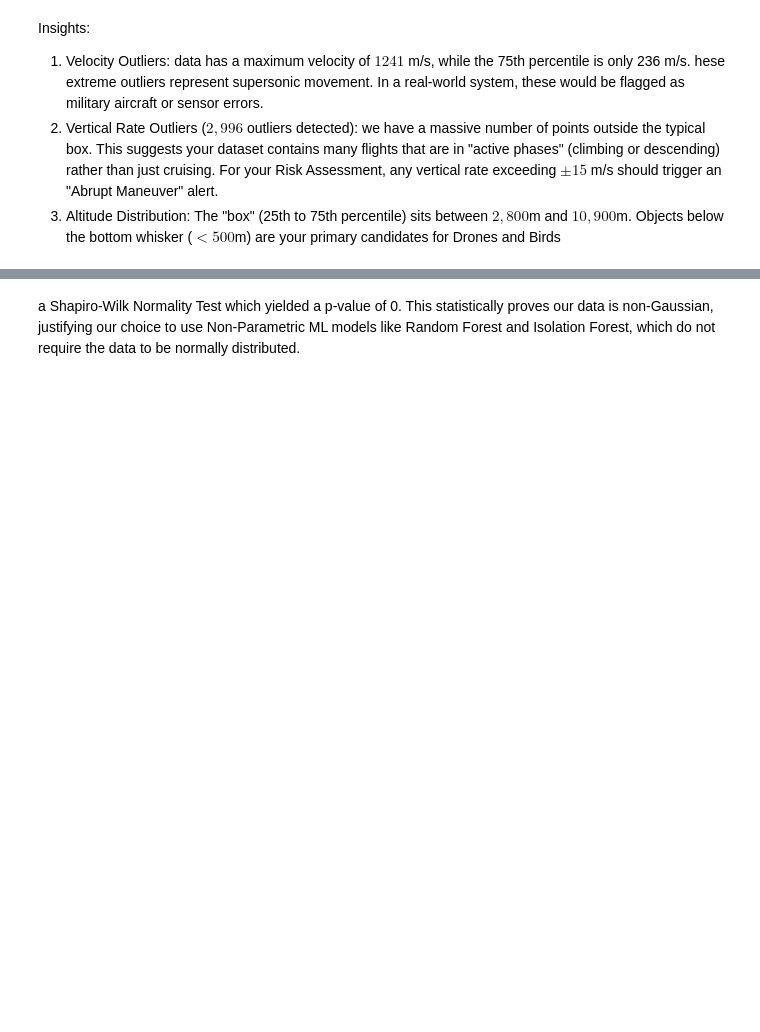
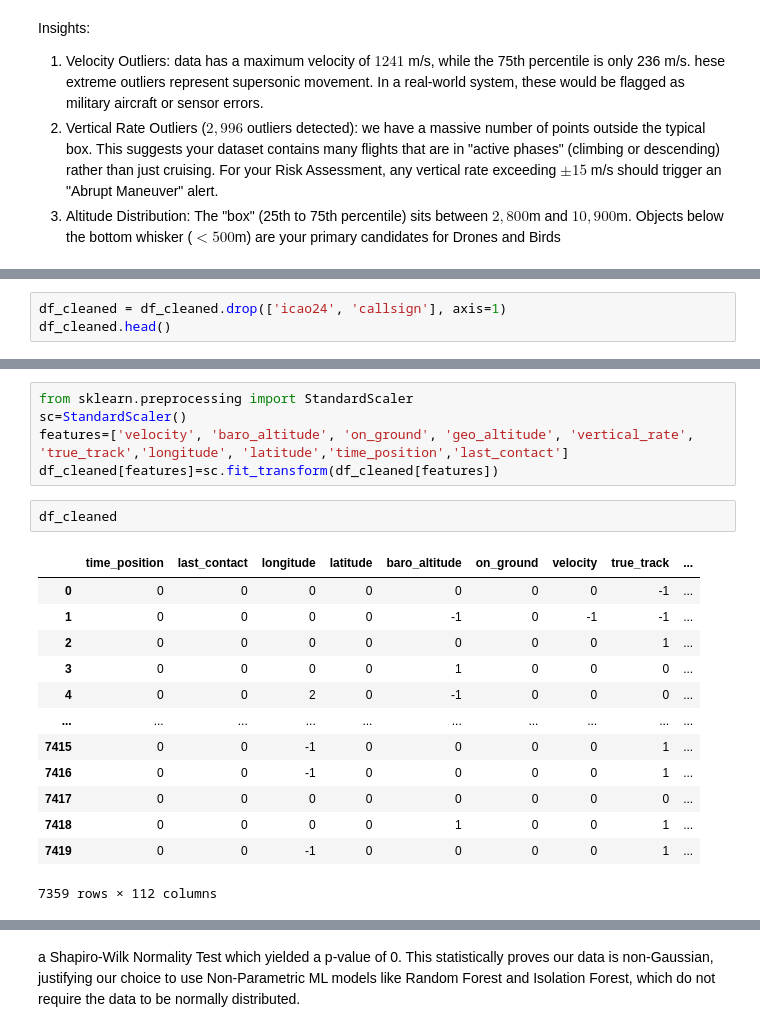
Before and after one commit to mrunmayee3108/airspace-monitoring-system, a Jupyter notebook: code.ipynb, the cells around one changed output, grey strips where cells are left out. Saved outputs shown, nothing was run; the diff lists cells and outputs as text; blank space fills up the shorter version.

```diff
--- a/code.ipynb
+++ b/code.ipynb
@@ -212,0 +264,3 @@ Objects below the bottom whisker ($< 500$m) are your primary candidates for Dron
+# %%
+df_cleaned = df_cleaned.drop(['icao24', 'callsign'], axis=1)
+df_cleaned.head()
@@ -213,3 +275,24 @@ Objects below the bottom whisker ($< 500$m) are your primary candidates for Dron
+# %%
+from sklearn.preprocessing import StandardScaler
+sc=StandardScaler()
+features=['velocity', 'baro_altitude', 'on_ground', 'geo_altitude', 'vertical_rate', 'true_track','longitude', 'latitude','time_position','last_contact']
+df_cleaned[features]=sc.fit_transform(df_cleaned[features])
+# %%
+df_cleaned
+# %% [output]
+|  | time_position | last_contact | longitude | latitude | baro_altitude | on_ground | velocity | true_track | ... |
+| 0 | 0 | 0 | 0 | 0 | 0 | 0 | 0 | -1 | ... |
+| 1 | 0 | 0 | 0 | 0 | -1 | 0 | -1 | -1 | ... |
+| 2 | 0 | 0 | 0 | 0 | 0 | 0 | 0 | 1 | ... |
+| 3 | 0 | 0 | 0 | 0 | 1 | 0 | 0 | 0 | ... |
+| 4 | 0 | 0 | 2 | 0 | -1 | 0 | 0 | 0 | ... |
+| ... | ... | ... | ... | ... | ... | ... | ... | ... | ... |
+| 7415 | 0 | 0 | -1 | 0 | 0 | 0 | 0 | 1 | ... |
+| 7416 | 0 | 0 | -1 | 0 | 0 | 0 | 0 | 1 | ... |
+| 7417 | 0 | 0 | 0 | 0 | 0 | 0 | 0 | 0 | ... |
+| 7418 | 0 | 0 | 0 | 0 | 1 | 0 | 0 | 1 | ... |
+| 7419 | 0 | 0 | -1 | 0 | 0 | 0 | 0 | 1 | ... |
+7359 rows × 112 columns
 # %%
 # Statistical Test for Normality
 
```
Also changed, not shown: parts of 9 cells of this notebook.
